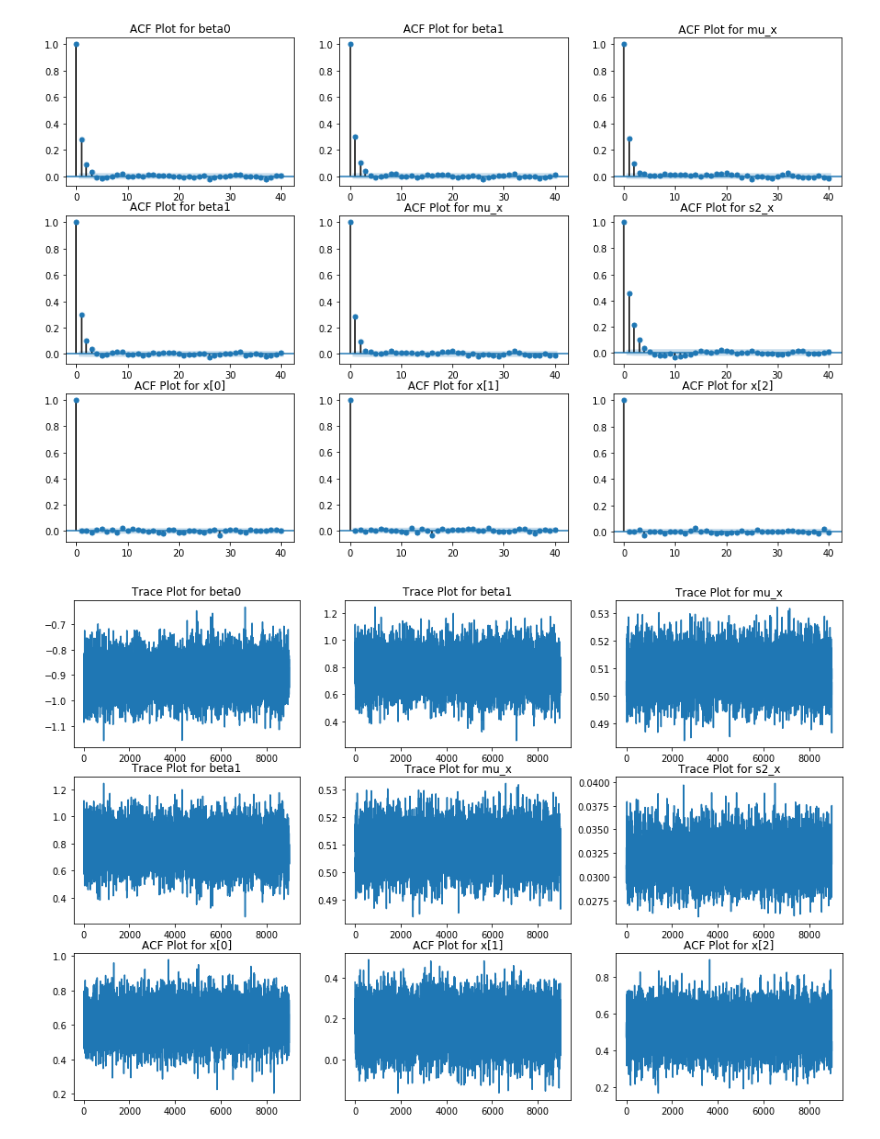
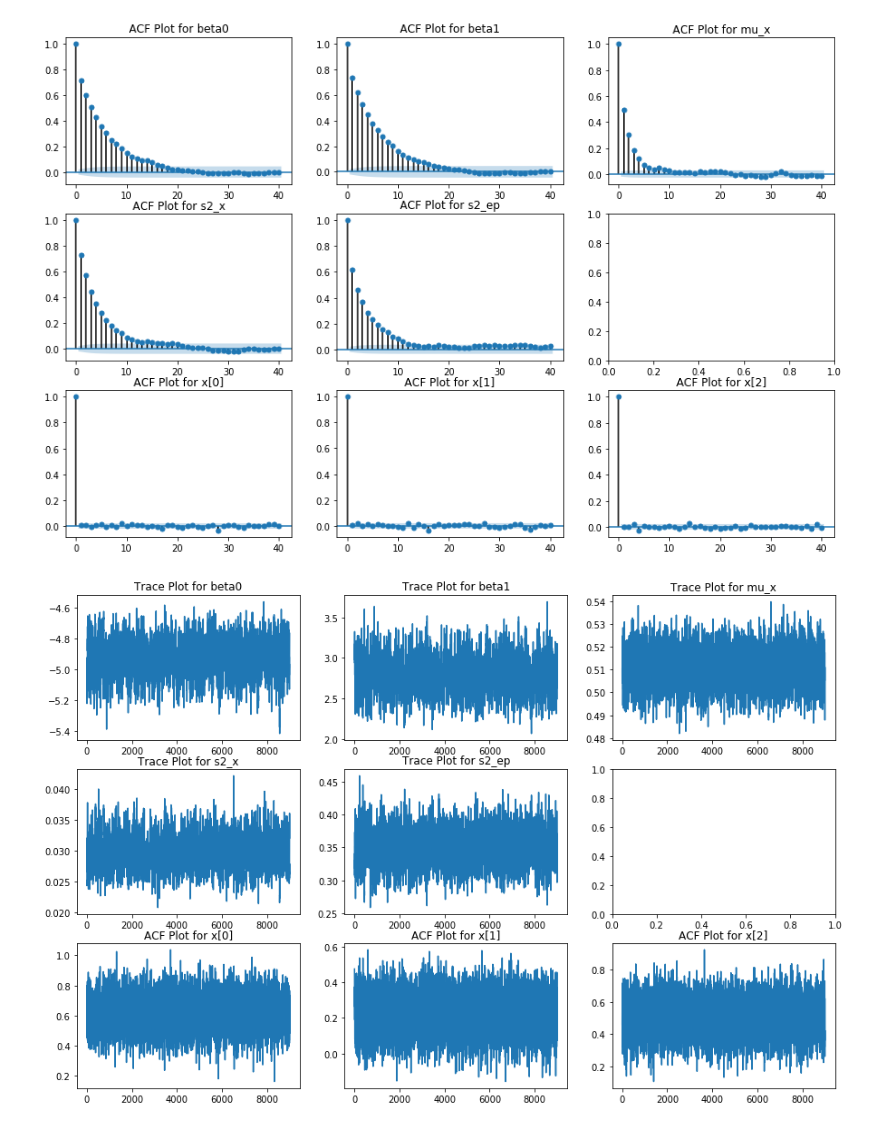
Before and after one commit to bohyunshin/measurement_error_model, a Jupyter notebook: Untitled.ipynb, the cells around one changed output. Drawn from its saved outputs; the diff is of its cells as text; code cells hidden in the pictures.

```diff
--- a/Untitled.ipynb
+++ b/Untitled.ipynb
@@ -9,7 +1,36 @@ mcmc = pickle.load(open('../model/mem_result_without_s2_v_0.7.pkl','rb'))
+# %%
+import pickle
+import numpy as np
+import matplotlib.pyplot as plt
+from statsmodels.graphics.tsaplots import plot_acf
+import seaborn as sns
+
+mcmc = pickle.load(open('../model/mem_result_without_s2_v_0.5_.pkl','rb'))
+params={'beta0':-5, 'beta1':3, 'mu_x':0.5, 's2_x':1/36, 's2_ep':0.35}
+heights={'beta0':4, 'beta1':2, 'mu_x':50, 's2_x':80, 's2_ep':25, 's2_v':80}
+
+beta0 = params['beta0']
+beta1 = params['beta1']
+mu_x = params['mu_x']
+s2_x = params['s2_x']
+s2_ep = params['s2_ep']
+
+RR = 0.5
+s2_v = (1-RR)/RR * s2_x
+
+n = 1000
+np.random.seed(1)
+v = np.random.normal(0, np.sqrt(s2_v), n)
+x = np.random.normal(mu_x, np.sqrt(s2_x), n)
+ep = np.random.normal(0, np.sqrt(s2_ep), n)
+# observed
+w = x+v
+y = beta0 + beta1*x + ep
 # %%
 burnin = 1000
 
 fig, ax = plt.subplots(3,3,figsize=(15,10))
+a = 0
 for i in range(3):
     for j in range(3):
 
@@ -18,26 +39,34 @@ for i in range(3):
             plot_acf(mcmc.params[key][j,:][burnin:], lags=40, ax=ax[i][j])
             ax[i][j].set_title(f'ACF Plot for {key}[{j}]')
         else:
-            key = list(mcmc.params.keys())[i+j]
+            key = list(mcmc.params.keys())[a]
+            if key == 's2_v': continue
             plot_acf(np.array(mcmc.params[key])[burnin:], lags=40, ax=ax[i][j])
             ax[i][j].set_title(f'ACF Plot for {key}')
+
+        a += 1
+plt.savefig('autocorr.png')
 plt.show()
 # %% [output]
-[figure, old version]
+[figure, new version]
 # %%
 fig, ax = plt.subplots(3,3,figsize=(15,10))
+a = 0
 for i in range(3):
     for j in range(3):
         if i == 2:
             key = 'x'
             ax[i][j].plot(mcmc.params[key][j,:][burnin:])
             ax[i][j].set_title(f'ACF Plot for {key}[{j}]')
         else:
-            key = list(mcmc.params.keys())[i+j]
+            key = list(mcmc.params.keys())[a]
+            if key == 's2_v': continue
             ax[i][j].plot(mcmc.params[key][burnin:])
             ax[i][j].set_title(f'Trace Plot for {key}')
+        a += 1
+plt.savefig('traceplot.png')
 plt.show()
 # %% [output]
-[figure, old version]
+[figure, new version]
 # %%
 fig, ax = plt.subplots(3,3,figsize=(15,10))
```
Also changed, not shown: parts of 4 cells of this notebook, 5 other files.
